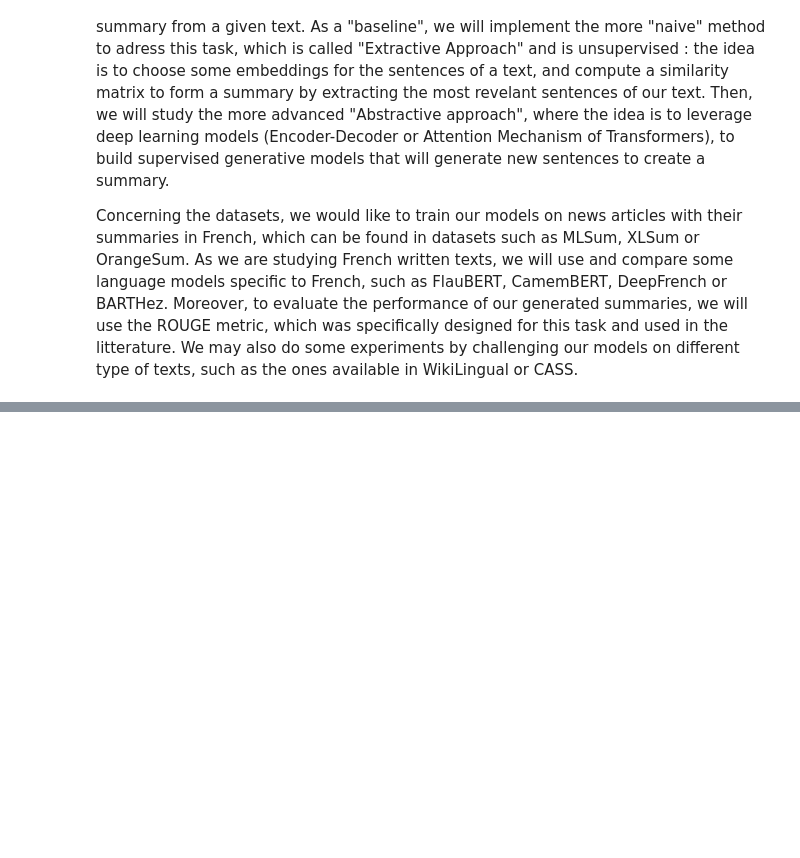
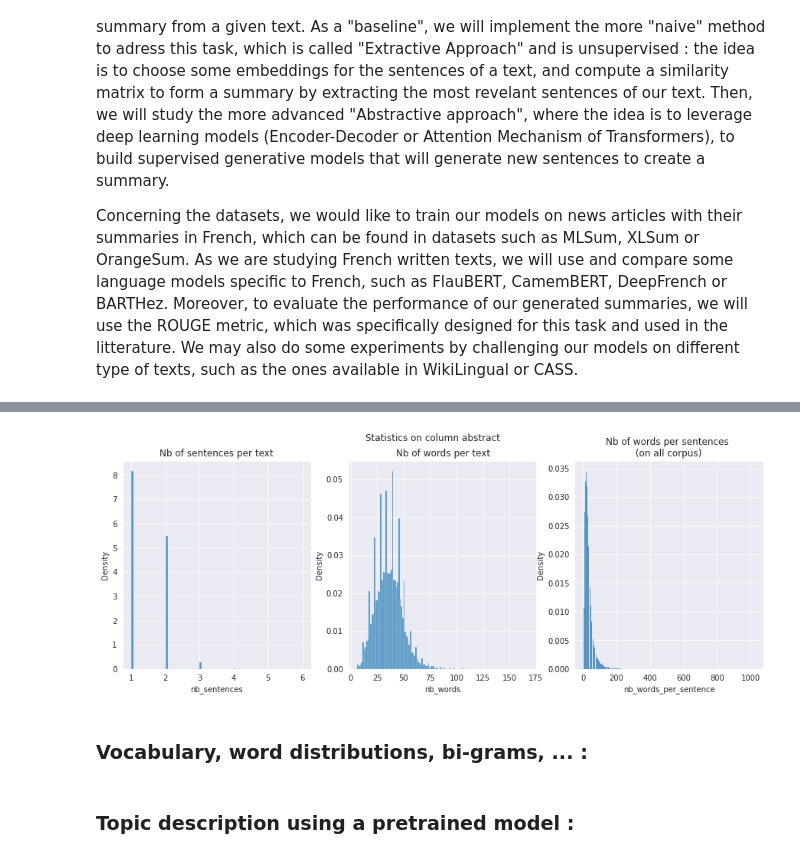
Before and after one commit to gdeni89/NLP-summarization-of-French-written-documents, a Jupyter notebook: NLP_Project.ipynb, the cells around one changed output, grey strips where cells are left out. Saved outputs shown, nothing was run; the diff lists cells and outputs as text; code cells hidden in the pictures; blank space fills up the shorter version.

```diff
--- a/NLP_Project.ipynb
+++ b/NLP_Project.ipynb
@@ -61,0 +365,8 @@ Concerning the datasets, we would like to train our models on news articles with
+# %%
+stats_lengths(df_orangesum_train, text_column='abstract')
+# %% [output]
+[figure, added]
+# %% [markdown]
+### Vocabulary, word distributions, bi-grams, ... :
+# %% [markdown]
+### Topic description using a pretrained model :
```
Also changed, not shown: parts of 70 cells of this notebook.
